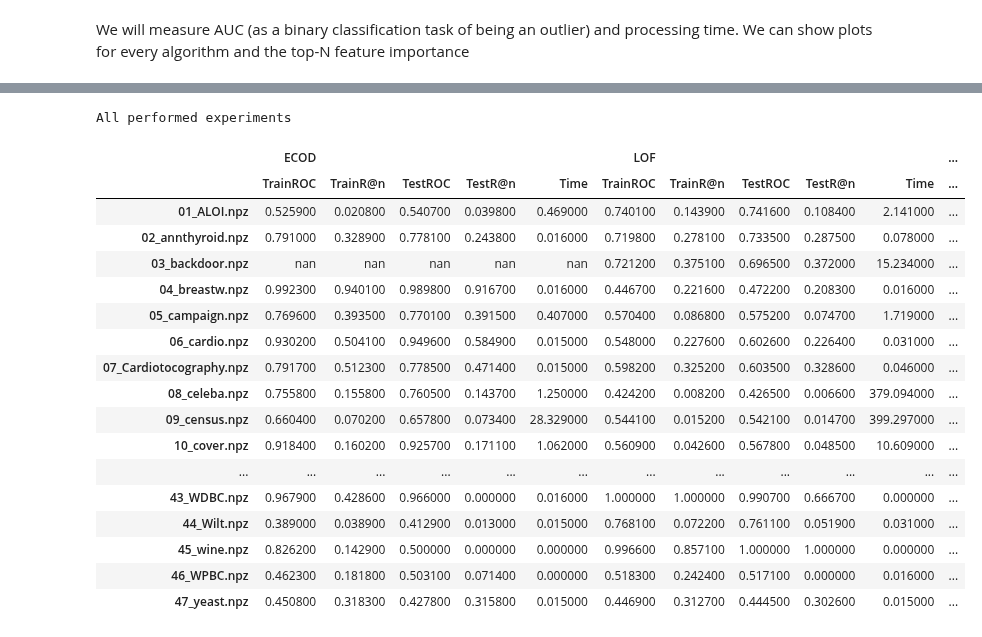
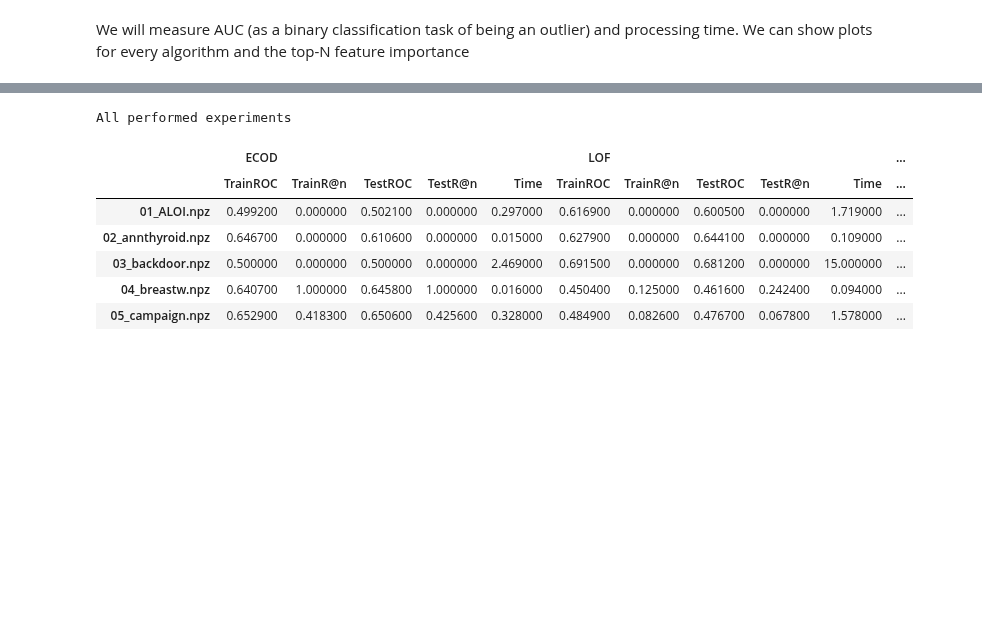
Before and after one commit to SebChw/RSIF, a Jupyter notebook: notebooks/experiment_basic.ipynb, the cells around one changed output, grey strips where cells are left out. Drawn from its saved outputs; the diff is of its cells as text; code cells hidden in the pictures; blank space fills up the shorter version.

Commit message:
add RISF to experiments

```diff
--- a/notebooks/experiment_basic.ipynb
+++ b/notebooks/experiment_basic.ipynb
@@ -28,8 +28,7 @@ SEED = 23
 # %% [markdown]
 We will measure AUC (as a binary classification task of being an outlier) and processing time. We can show plots for every algorithm and the top-N feature importance
 # %%
-clfs_names = ['ECOD', 'LOF', 'IForest', 'HBOS']
-nan_datasets = []
+clfs_names = ['ECOD', 'LOF', 'IForest', 'HBOS', 'RISF']
 results = {x: {} for x in clfs_names}
 # %%
 timer = Timer(timer_type="long_running")
@@ -41,5 +41,9 @@ algorithms_loop = tqdm(clfs_names, desc=" Algorithms (inner loop)", position=1,
 # %%
+cnt = 0
 for data in datasets_loop:
+    if cnt > 4:
+        break
+    cnt +=1
     datasets_loop.set_description(data['name'])
     for clf_name in algorithms_loop:
         algorithms_loop.set_description(clf_name)
@@ -48,24 +52,20 @@ for data in datasets_loop:
         clf.fit(data['X_train'])
         timer.stop()
 
-        # get the prediction labels and outlier scores of the training data
-        y_train_pred = clf.labels_  # binary labels (0: inliers, 1: outliers)
-        y_train_scores = clf.decision_scores_  # raw outlier scores
+        # get the prediction labels and outlier scores of the training and tests  data
+        if clf_name == 'RISF': # other libs return sklearn UndefinedMetricWarning from predicting th train data
+            y_train_pred = clf.predict(data['X_train']) # binary labels (0: inliers, 1: outliers)
+        else:
+            y_train_pred = clf.labels_
+        y_test_pred = clf.predict(data['X_test'])
 
-        # get the prediction on the test data
-        y_test_pred = clf.predict(data['X_test'])  # outlier labels (0 or 1)
-        y_test_scores = clf.decision_function(data['X_test'])  # outlier scores
-
-
-        if np.isnan(y_train_scores).any() or np.isnan(y_train_pred).any():
-            nan_datasets.append(data['name'])
+        if np.isnan(y_train_pred).any():
             results[clf_name][data['name']] = (np.nan, np.nan, np.nan, np.nan, np.nan) # AUC/ROC, Rank@N for train,test ; fit Time
             continue
-
-        roc_train=np.round(roc_auc_score(data['y_train'], y_train_scores), decimals=4)
-        prn_train=np.round(precision_n_scores(data['y_train'], y_train_scores), decimals=4)
-        roc_test=np.round(roc_auc_score(data['y_test'], y_test_scores), decimals=4)
-        prn_test=np.round(precision_n_scores(data['y_test'], y_test_scores), decimals=4)
+        roc_train=np.round(roc_auc_score(data['y_train'], y_train_pred), decimals=4)
+        prn_train=np.round(precision_n_scores(data['y_train'], y_train_pred), decimals=4)
+        roc_test=np.round(roc_auc_score(data['y_test'], y_test_pred), decimals=4)
+        prn_test=np.round(precision_n_scores(data['y_test'], y_test_pred), decimals=4)
 
         results[clf_name][data['name']] = (roc_train, prn_train, roc_test, prn_test, timer.time_sec)
 # %%
@@ -93,44 +82,33 @@ df
 # %%
 multiTable = df.copy()
 
 for name in clfs_names:
     multiTable[[(name, 'TrainROC'),
         (name, 'TrainR@n'),
         (name, 'TestROC'),
         (name, 'TestR@n'),
         (name, 'Time')]
         ] = pd.DataFrame(multiTable[name].to_list(), index=multiTable.index)
 
-multiTable= multiTable.drop(['ECOD', 'HBOS', 'IForest', 'LOF'], axis=1)
+multiTable= multiTable.drop(clfs_names, axis=1)
 multiTable.columns = pd.MultiIndex.from_tuples(multiTable.columns)
 multiTable = multiTable.style.set_caption('All performed experiments').set_table_styles([{
     'selector': 'caption',
     'props': [
         ('font-size', '16px'),
         ('font-weight', 'bold')
     ]
 }])
 multiTable
 # %% [output]
 All performed experiments
 |  | ECOD |  |  |  |  | LOF |  |  |  |  | ... |
 |  | TrainROC | TrainR@n | TestROC | TestR@n | Time | TrainROC | TrainR@n | TestROC | TestR@n | Time | ... |
-| 01_ALOI.npz | 0.525900 | 0.020800 | 0.540700 | 0.039800 | 0.469000 | 0.740100 | 0.143900 | 0.741600 | 0.108400 | 2.141000 | ... |
-| 02_annthyroid.npz | 0.791000 | 0.328900 | 0.778100 | 0.243800 | 0.016000 | 0.719800 | 0.278100 | 0.733500 | 0.287500 | 0.078000 | ... |
-| 03_backdoor.npz | nan | nan | nan | nan | nan | 0.721200 | 0.375100 | 0.696500 | 0.372000 | 15.234000 | ... |
-| 04_breastw.npz | 0.992300 | 0.940100 | 0.989800 | 0.916700 | 0.016000 | 0.446700 | 0.221600 | 0.472200 | 0.208300 | 0.016000 | ... |
-| 05_campaign.npz | 0.769600 | 0.393500 | 0.770100 | 0.391500 | 0.407000 | 0.570400 | 0.086800 | 0.575200 | 0.074700 | 1.719000 | ... |
-| 06_cardio.npz | 0.930200 | 0.504100 | 0.949600 | 0.584900 | 0.015000 | 0.548000 | 0.227600 | 0.602600 | 0.226400 | 0.031000 | ... |
-| 07_Cardiotocography.npz | 0.791700 | 0.512300 | 0.778500 | 0.471400 | 0.015000 | 0.598200 | 0.325200 | 0.603500 | 0.328600 | 0.046000 | ... |
-| 08_celeba.npz | 0.755800 | 0.155800 | 0.760500 | 0.143700 | 1.250000 | 0.424200 | 0.008200 | 0.426500 | 0.006600 | 379.094000 | ... |
-| 09_census.npz | 0.660400 | 0.070200 | 0.657800 | 0.073400 | 28.329000 | 0.544100 | 0.015200 | 0.542100 | 0.014700 | 399.297000 | ... |
-| 10_cover.npz | 0.918400 | 0.160200 | 0.925700 | 0.171100 | 1.062000 | 0.560900 | 0.042600 | 0.567800 | 0.048500 | 10.609000 | ... |
-| ... | ... | ... | ... | ... | ... | ... | ... | ... | ... | ... | ... |
-| 43_WDBC.npz | 0.967900 | 0.428600 | 0.966000 | 0.000000 | 0.016000 | 1.000000 | 1.000000 | 0.990700 | 0.666700 | 0.000000 | ... |
-| 44_Wilt.npz | 0.389000 | 0.038900 | 0.412900 | 0.013000 | 0.015000 | 0.768100 | 0.072200 | 0.761100 | 0.051900 | 0.031000 | ... |
-| 45_wine.npz | 0.826200 | 0.142900 | 0.500000 | 0.000000 | 0.000000 | 0.996600 | 0.857100 | 1.000000 | 1.000000 | 0.000000 | ... |
-| 46_WPBC.npz | 0.462300 | 0.181800 | 0.503100 | 0.071400 | 0.000000 | 0.518300 | 0.242400 | 0.517100 | 0.000000 | 0.016000 | ... |
-| 47_yeast.npz | 0.450800 | 0.318300 | 0.427800 | 0.315800 | 0.015000 | 0.446900 | 0.312700 | 0.444500 | 0.302600 | 0.015000 | ... |
+| 01_ALOI.npz | 0.499200 | 0.000000 | 0.502100 | 0.000000 | 0.297000 | 0.616900 | 0.000000 | 0.600500 | 0.000000 | 1.719000 | ... |
+| 02_annthyroid.npz | 0.646700 | 0.000000 | 0.610600 | 0.000000 | 0.015000 | 0.627900 | 0.000000 | 0.644100 | 0.000000 | 0.109000 | ... |
+| 03_backdoor.npz | 0.500000 | 0.000000 | 0.500000 | 0.000000 | 2.469000 | 0.691500 | 0.000000 | 0.681200 | 0.000000 | 15.000000 | ... |
+| 04_breastw.npz | 0.640700 | 1.000000 | 0.645800 | 1.000000 | 0.016000 | 0.450400 | 0.125000 | 0.461600 | 0.242400 | 0.094000 | ... |
+| 05_campaign.npz | 0.652900 | 0.418300 | 0.650600 | 0.425600 | 0.328000 | 0.484900 | 0.082600 | 0.476700 | 0.067800 | 1.578000 | ... |
 # %%
 times = df.apply(lambda x: x.str[4])
 times = times.style.highlight_min(color = 'green', axis = 1).set_caption('Time [s]').set_table_styles([{
```
Also changed, not shown: parts of 8 cells of this notebook, 3 other files.
